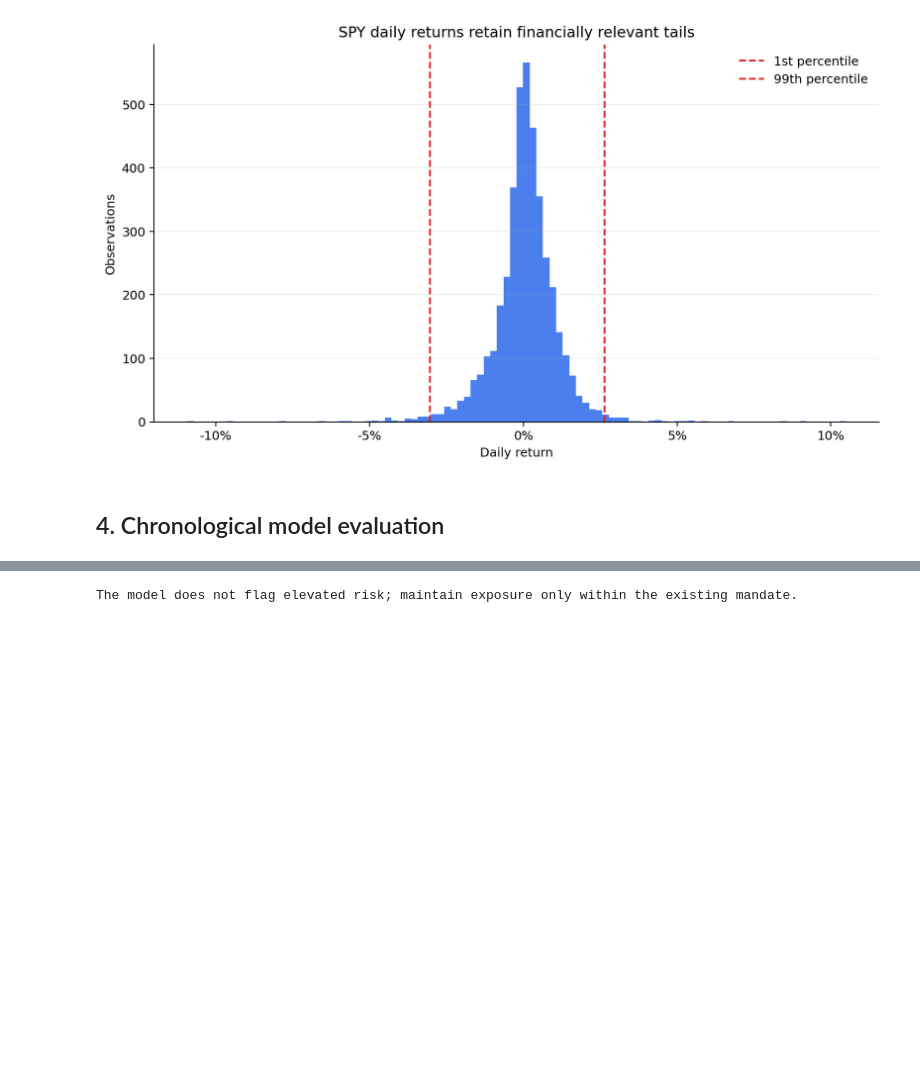
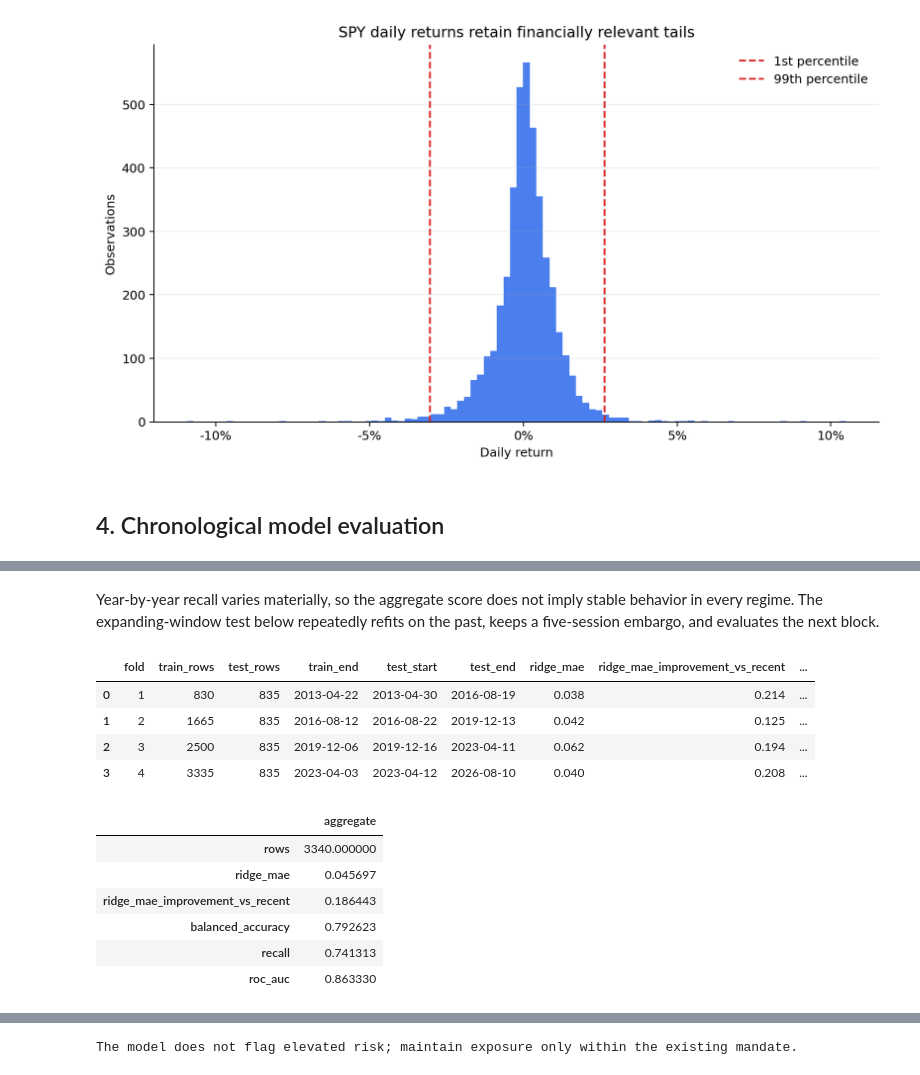
Before and after one commit to pdwi2020/bootcamp_paritosh_dwivedi, a Jupyter notebook: project/notebooks/project_pipeline.ipynb, the cells around one changed output, grey strips where cells are left out. Saved outputs shown, nothing was run; the diff lists cells and outputs as text; code cells hidden in the pictures; blank space fills up the shorter version.

```diff
--- a/project/notebooks/project_pipeline.ipynb
+++ b/project/notebooks/project_pipeline.ipynb
@@ -156,0 +196,19 @@ display(Image(filename=str(ROOT / 'reports/images/classification_confusion_matri
+# %% [markdown]
+Year-by-year recall varies materially, so the aggregate score does not imply stable behavior in every regime. The expanding-window test below repeatedly refits on the past, keeps a five-session embargo, and evaluates the next block.
+# %%
+walk_forward = metrics['models']['diagnostics']['walk_forward']
+display(pd.DataFrame(walk_forward['folds']).round(3))
+display(pd.Series(walk_forward['aggregate'], name='aggregate').to_frame())
+# %% [output]
+|  | fold | train_rows | test_rows | train_end | test_start | test_end | ridge_mae | ridge_mae_improvement_vs_recent | ... |
+| 0 | 1 | 830 | 835 | 2013-04-22 | 2013-04-30 | 2016-08-19 | 0.038 | 0.214 | ... |
+| 1 | 2 | 1665 | 835 | 2016-08-12 | 2016-08-22 | 2019-12-13 | 0.042 | 0.125 | ... |
+| 2 | 3 | 2500 | 835 | 2019-12-06 | 2019-12-16 | 2023-04-11 | 0.062 | 0.194 | ... |
+| 3 | 4 | 3335 | 835 | 2023-04-03 | 2023-04-12 | 2026-08-10 | 0.040 | 0.208 | ... |
+|  | aggregate |
+| rows | 3340.000000 |
+| ridge_mae | 0.045697 |
+| ridge_mae_improvement_vs_recent | 0.186443 |
+| balanced_accuracy | 0.792623 |
+| recall | 0.741313 |
+| roc_auc | 0.863330 |
```
Also changed, not shown: parts of 25 cells of this notebook, 30 other files.
